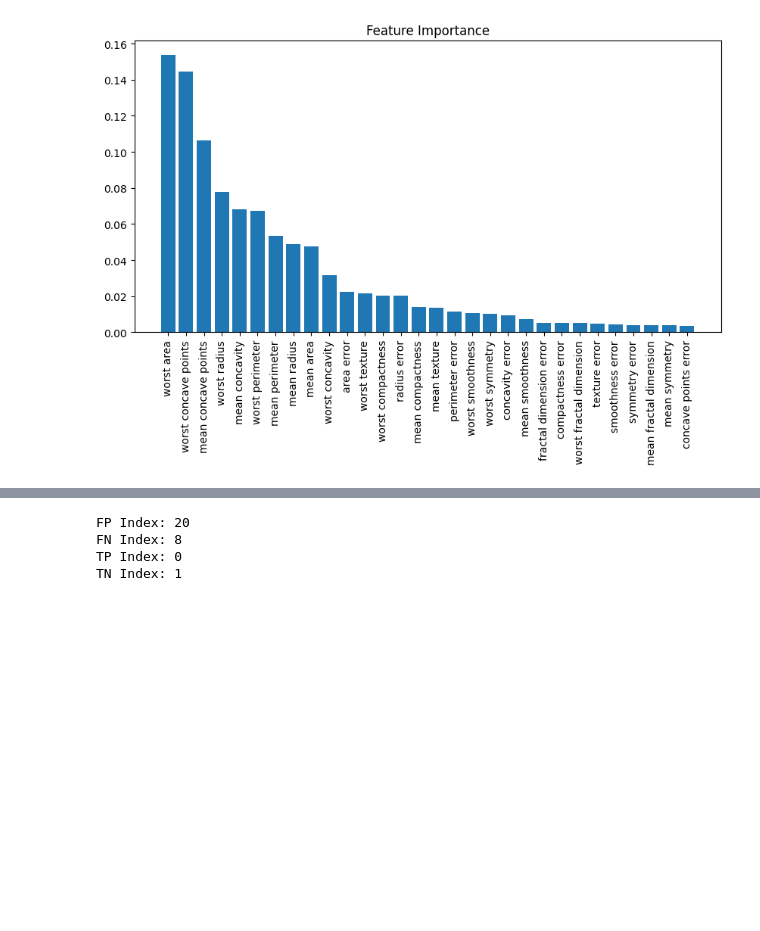
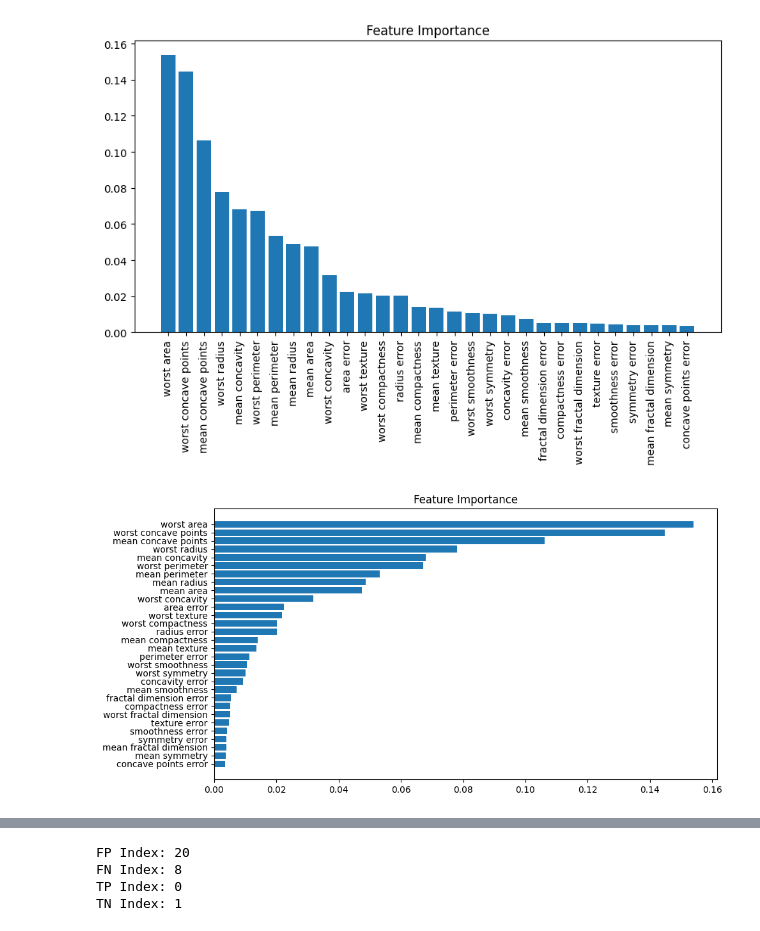
Before and after one commit to Wan-Razaq/Expainable-AI, a Jupyter notebook: 2024 Lecture_2 XAI-1.ipynb, the cells around one changed output, grey strips where cells are left out. Cells and saved outputs as stored; diff of their text form; code cells hidden in the pictures; blank space fills up the shorter version.

```diff
--- a/2024 Lecture_2 XAI-1.ipynb
+++ b/2024 Lecture_2 XAI-1.ipynb
@@ -126,3 +108,19 @@ plt.xticks(range(X_train.shape[1]), names, rotation=90)
 plt.show()
 # %% [output]
 [figure]
+# %%
+
+# Importances is a numpy array, we sort this array in Aescending order
+indices = np.argsort(importances)
+# We create a list, where the feature names gets combined with its value.
+names = [data.feature_names[i] for i in indices]
+
+#Creating A horizontal Barplot
+plt.figure(figsize=(10, 5))
+plt.title("Feature Importance")
+plt.barh(range(X_train.shape[1]), importances[indices])
+plt.yticks(range(X_train.shape[1]), names)
+plt.tight_layout()
+plt.show()
+# %% [output]
+[figure, added]
```
Also changed, not shown: parts of 13 cells of this notebook.
